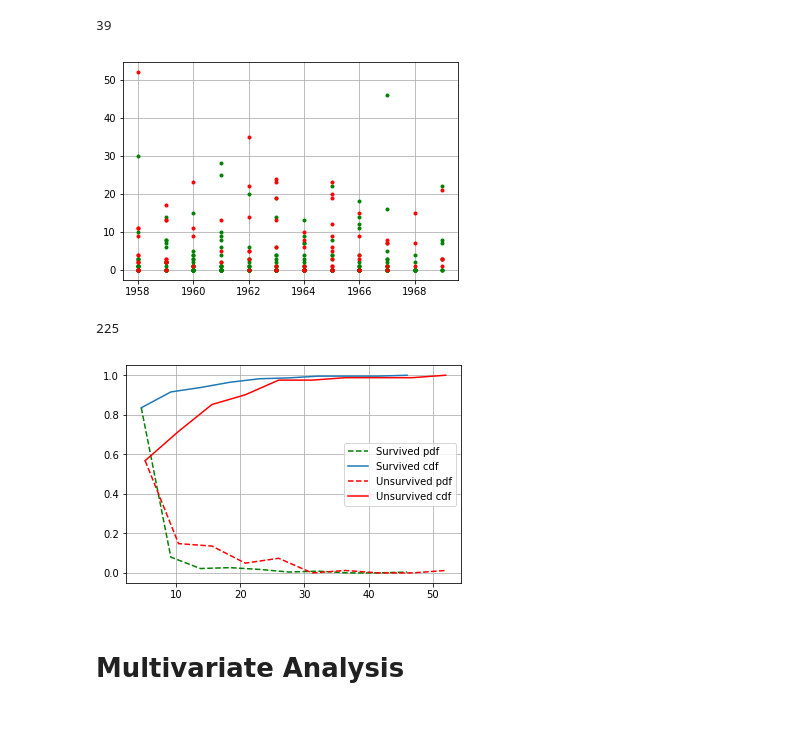
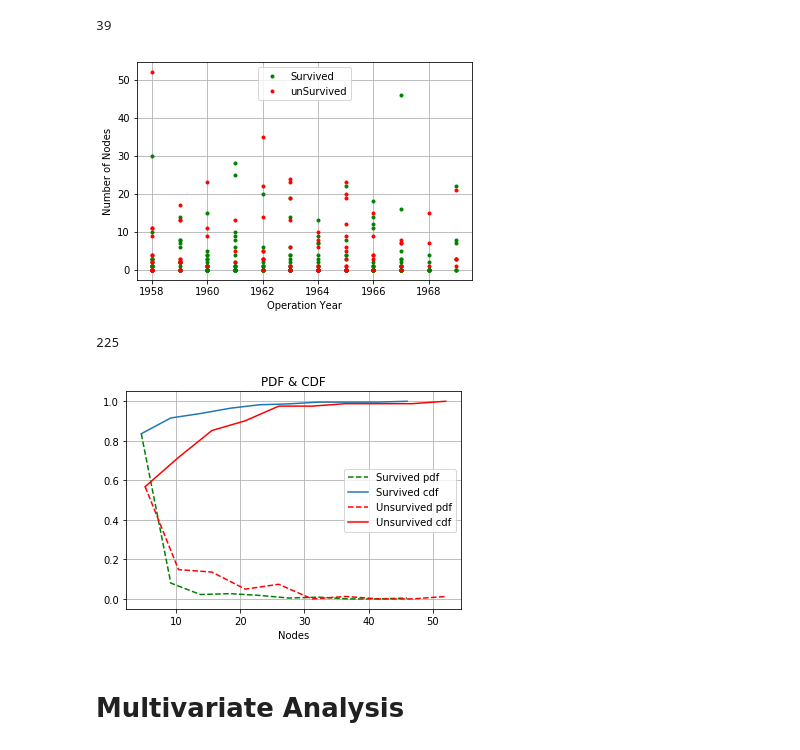
Before and after one commit to Kailash7dev/Cancer-Analysis-on-Haberman-s-Datasets, a Jupyter notebook: Haberman's Cancer Analysis Model.ipynb, the cells around one changed output. Cells and saved outputs as stored; diff of their text form; code cells hidden in the pictures; blank space fills up the shorter version.

```diff
--- a/Haberman's Cancer Analysis Model.ipynb
+++ b/Haberman's Cancer Analysis Model.ipynb
@@ -165,30 +166,37 @@ df_unsurvived[df_unsurvived['OperationYr'].between(1959,1964)].shape[0]
 # %%
 plt.plot(df_survived.OperationYr,df_survived.Nodes,'g.',label='Survived')
 plt.plot(df_unsurvived.OperationYr,df_unsurvived.Nodes,'r.',label='unSurvived')
+plt.legend()
+plt.xlabel('Operation Year')
+plt.ylabel('Number of Nodes')
 plt.grid()
 plt.show()
 # %% [output]
-[figure, old version]
+[figure, new version]
 # %%
 df_survived.shape[0]
 # %% [output]
 225
 # %%
+#Calculating PDF & CDF for Survived
 peak, interval_time = np.histogram(df_survived.Nodes,bins=10,density=True)
 pdf = peak/sum(peak)
 cdf = np.cumsum(pdf)
 plt.plot(interval_time[1:],pdf,'g--',label='Survived pdf')
 plt.plot(interval_time[1:],cdf,label='Survived cdf')
+#calculating PDF & CDF for unsurvived
 peak, interval_time = np.histogram(df_unsurvived.Nodes,bins=10,density=True)
 pdf = peak/sum(peak)
 cdf = np.cumsum(pdf)
 plt.plot(interval_time[1:],pdf,'r--',label='Unsurvived pdf')
 plt.plot(interval_time[1:],cdf,'r',label='Unsurvived cdf')
+plt.xlabel('Nodes')
+plt.title('PDF & CDF')
 plt.legend()
 plt.grid()
 plt.show()
 # %% [output]
-[figure, old version]
+[figure, new version]
 # %% [markdown]
 # Multivariate Analysis
 # %%
```
Also changed, not shown: parts of 15 cells of this notebook.
